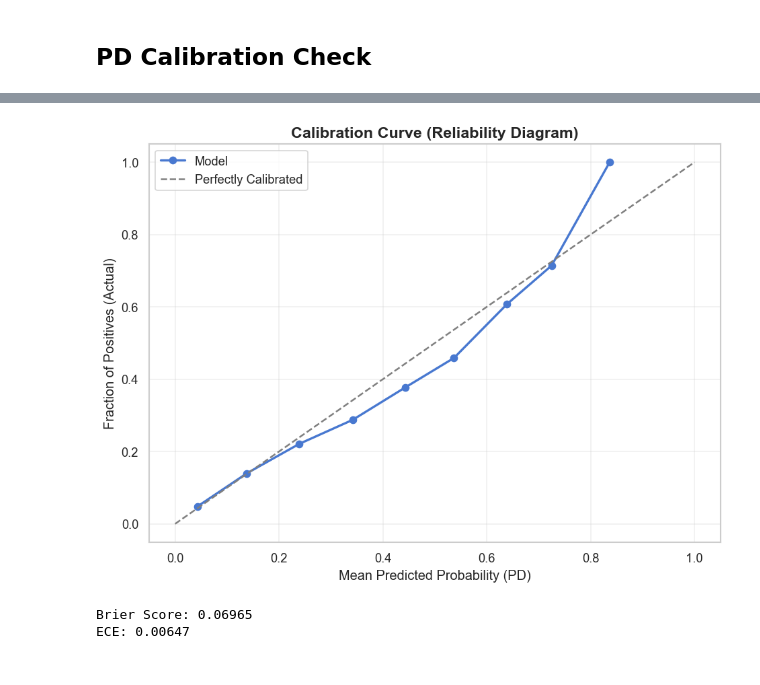
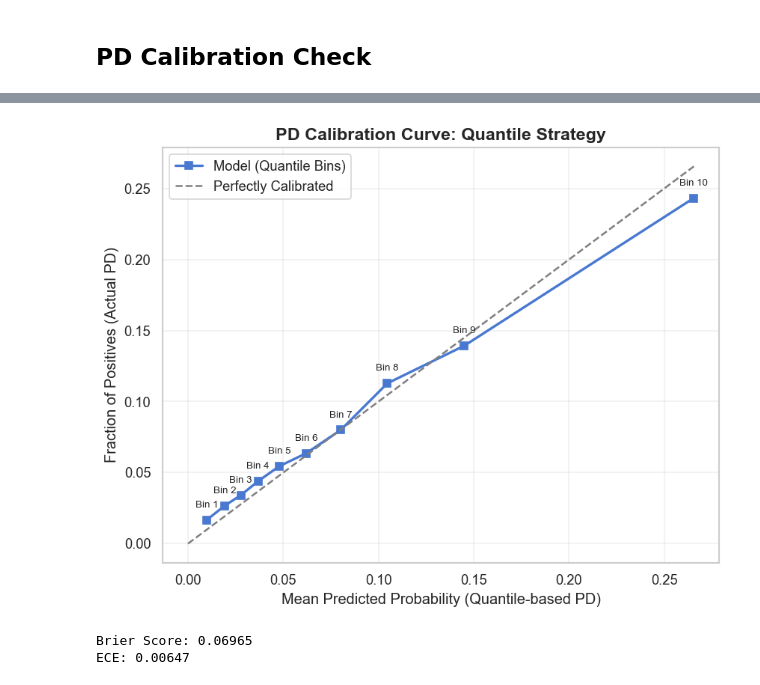
Before and after one commit to ErenReyhanlioglu/Credit_Risk_Analysis, a Jupyter notebook: notebooks/04_model_diagnostics_performance.ipynb, the cells around one changed output, grey strips where cells are left out. Cells and saved outputs as stored; diff of their text form; code cells hidden in the pictures.

```diff
--- a/notebooks/04_model_diagnostics_performance.ipynb
+++ b/notebooks/04_model_diagnostics_performance.ipynb
@@ -260,9 +238,9 @@ offset = BASE_SCORE - (factor * np.log(BASE_ODDS))
 logit = (offset - test_scored['SCORE']) / factor
 test_scored['PROB'] = 1 / (1 + np.exp(-logit))
 # %%
-plot_calibration_curve_custom(test_scored['TARGET'], test_scored['PROB'])
+plot_quantile_calibration_curve(test_scored['TARGET'], test_scored['PROB'], n_bins=10)
 # %% [output]
-[figure, old version]
+[figure, new version]
 # %%
 bs = calculate_brier_score(test_scored['TARGET'], test_scored['PROB'])
 ece = calculate_expected_calibration_error(test_scored['TARGET'], test_scored['PROB'])
```
Also changed, not shown: parts of 3 cells of this notebook, 1 other file.
